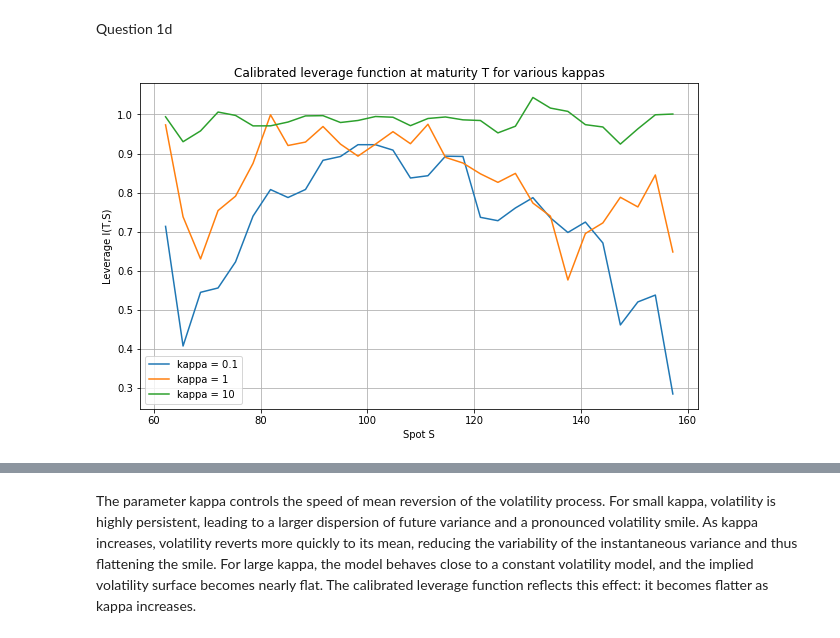
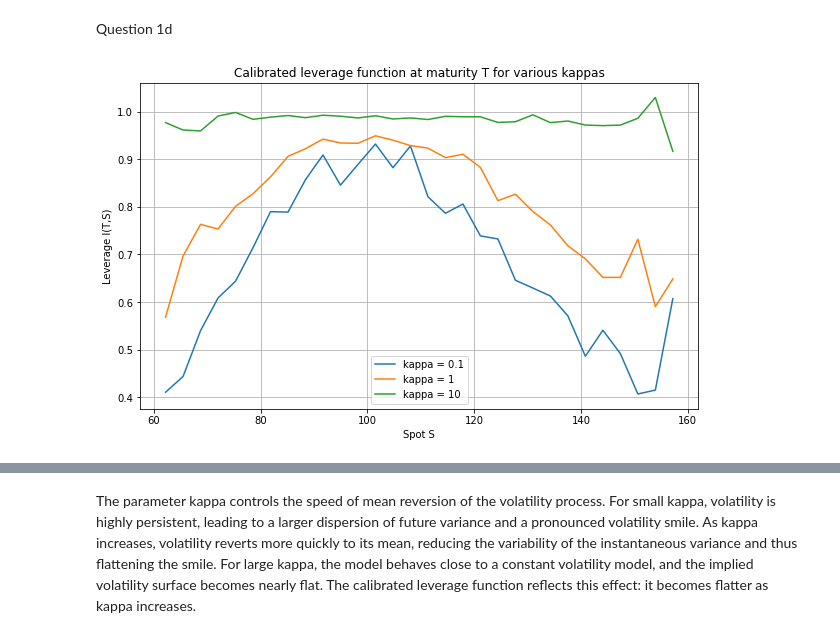
Before and after one commit to Julien-website/Stochastic_Loc_Vol_Project, a Jupyter notebook: ComputingAssignment - AdvancedCalibrationMethodsAndVixDerivatives.ipynb, the cells around one changed output, grey strips where cells are left out. Drawn from its saved outputs; the diff is of its cells as text; code cells hidden in the pictures.

```diff
--- a/ComputingAssignment - AdvancedCalibrationMethodsAndVixDerivatives.ipynb
+++ b/ComputingAssignment - AdvancedCalibrationMethodsAndVixDerivatives.ipynb
@@ -434,7 +447,7 @@ def impvd_volatility(
     sigma0,
     rho,
     kappa,
-    N=1000,
+    N=NS,
     N2=10000,
     T=1
 ):
@@ -533,7 +546,7 @@ l_values = calibrate_leverage(
     sigma0,
     rho,
     kappa,
-    N=1000,
+    N=NS,
     T=1
 )
 # %%
@@ -575,7 +588,7 @@ for g in gammas:
         sigma0,
         rho,
         kappa = 1,
-        N=1000,
+        N=NS,
         T=1
     )
 
@@ -744,7 +757,7 @@ for r in rhos:
         sigma0,
         r,
         kappa = 1,
-        N=1000,
+        N=NS,
         T=1
     )
 
@@ -802,32 +815,32 @@ gamma = 0.5
 # %%
 kappas = [0.1,1,10]
 
 plt.figure(figsize=(10, 6))
 
 for k in kappas:
     l_values = calibrate_leverage(
         gamma,
         t,
         grid,
         S0,
         Y0,
         sigma0,
         rho,
         kappa = k,
-        N=1000,
+        N=NS,
         T=1
     )
 
     plt.plot(grid[-1], l_values[-1], label=f"kappa = {k}")
 
 plt.xlabel("Spot S")
 plt.ylabel("Leverage l(T,S)")
 plt.title("Calibrated leverage function at maturity T for various kappas")
 plt.legend()
 plt.grid(True)
 plt.show()
 # %% [output]
-[figure, old version]
+[figure, new version]
 # %%
 kappas = [0.1,1,10]
 
```
Also changed, not shown: parts of 39 cells of this notebook.
